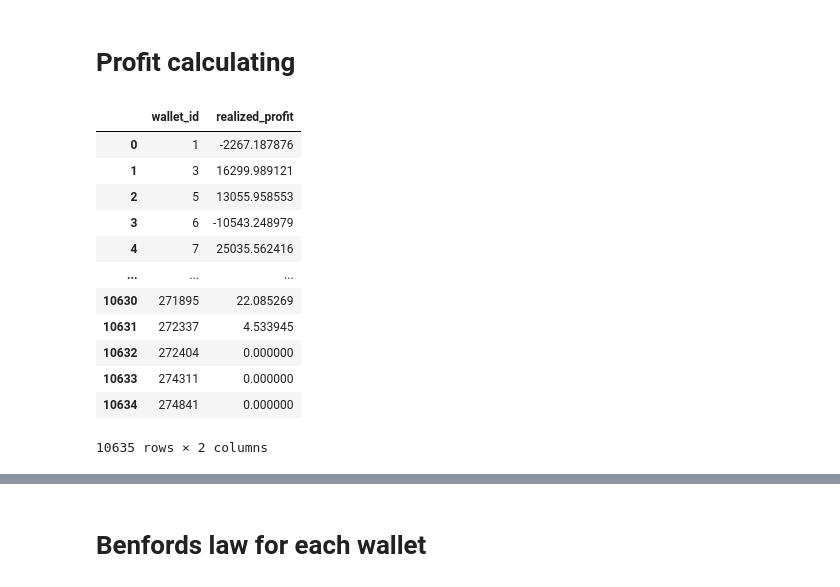
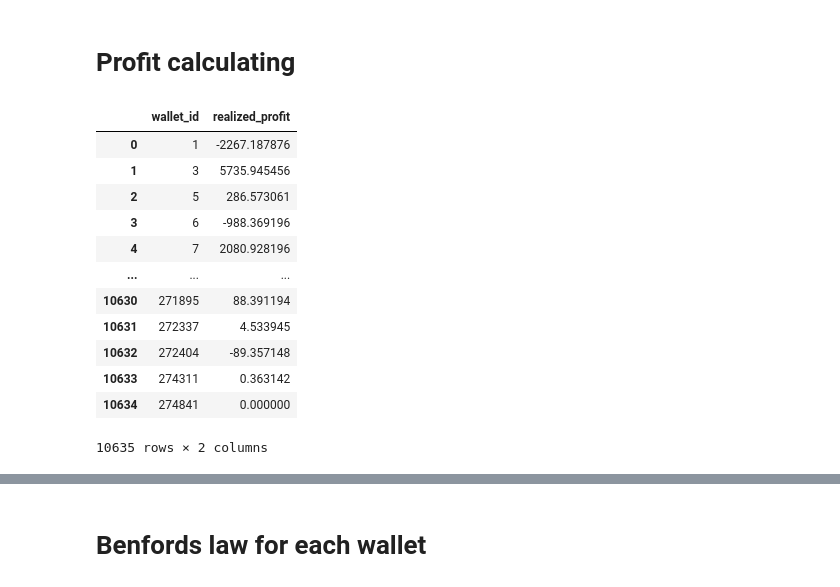
Before and after one commit to ASEVlad/Hyperliquid_Wash_Trading_detection, a Jupyter notebook: client behaviour.ipynb, the cells around one changed output, grey strips where cells are left out. Cells and saved outputs as stored; diff of their text form; code cells hidden in the pictures.

```diff
--- a/client behaviour.ipynb
+++ b/client behaviour.ipynb
@@ -9,8 +8,8 @@ from src.data_handler import CoinDataStore
 from src.simple_wash_detector_utils import detect_wash_trades_nearest
 # %%
 store = CoinDataStore("AVAX", engine="fastparquet")
-df_all = store.load_all()
-df_all
+df_all_matched = store.load_all()
+df_all_matched
 # %% [output]
 |  | price | size | time | seller | buyer |
 | 0 | 19.521999 | 213.199997 | 2025-03-22 10:50:22.930512310 | 8 | 658 |
@@ -26,10 +25,10 @@ df_all
 | 1478246 | 24.975000 | 0.670000 | 2025-07-27 08:45:47.161000000 | 5165 | 19 |
 1478247 rows × 5 columns
 # %%
-sells = df_all[["seller", "time", "price", "size"]].rename(columns={"seller": "wallet_id"}).copy()
+sells = df_all_matched[["seller", "time", "price", "size"]].rename(columns={"seller": "wallet_id"}).copy()
 sells["is_ask"] = True
 
-buys = df_all[["buyer", "time", "price", "size"]].rename(columns={"buyer": "wallet_id"}).copy()
+buys = df_all_matched[["buyer", "time", "price", "size"]].rename(columns={"buyer": "wallet_id"}).copy()
 buys["is_ask"] = False
 
 df_all = pd.concat([sells, buys], ignore_index=True)
@@ -217,20 +268,20 @@ def calculate_realized_profits(df_all: pd.DataFrame) -> pd.DataFrame:
 
     return pd.DataFrame(list(profits.items()), columns=['wallet_id', 'realized_profit'])
 # %%
-wallet_realized_profits = calculate_realized_profits(df_all)
+wallet_realized_profits = calculate_realized_pnl(df_all)
 wallet_realized_profits
 # %% [output]
 |  | wallet_id | realized_profit |
 | 0 | 1 | -2267.187876 |
-| 1 | 3 | 16299.989121 |
-| 2 | 5 | 13055.958553 |
-| 3 | 6 | -10543.248979 |
-| 4 | 7 | 25035.562416 |
+| 1 | 3 | 5735.945456 |
+| 2 | 5 | 286.573061 |
+| 3 | 6 | -988.369196 |
+| 4 | 7 | 2080.928196 |
 | ... | ... | ... |
-| 10630 | 271895 | 22.085269 |
+| 10630 | 271895 | 88.391194 |
 | 10631 | 272337 | 4.533945 |
-| 10632 | 272404 | 0.000000 |
-| 10633 | 274311 | 0.000000 |
+| 10632 | 272404 | -89.357148 |
+| 10633 | 274311 | 0.363142 |
 | 10634 | 274841 | 0.000000 |
 10635 rows × 2 columns
 # %%
```
Also changed, not shown: parts of 47 cells of this notebook, 6 other files.
